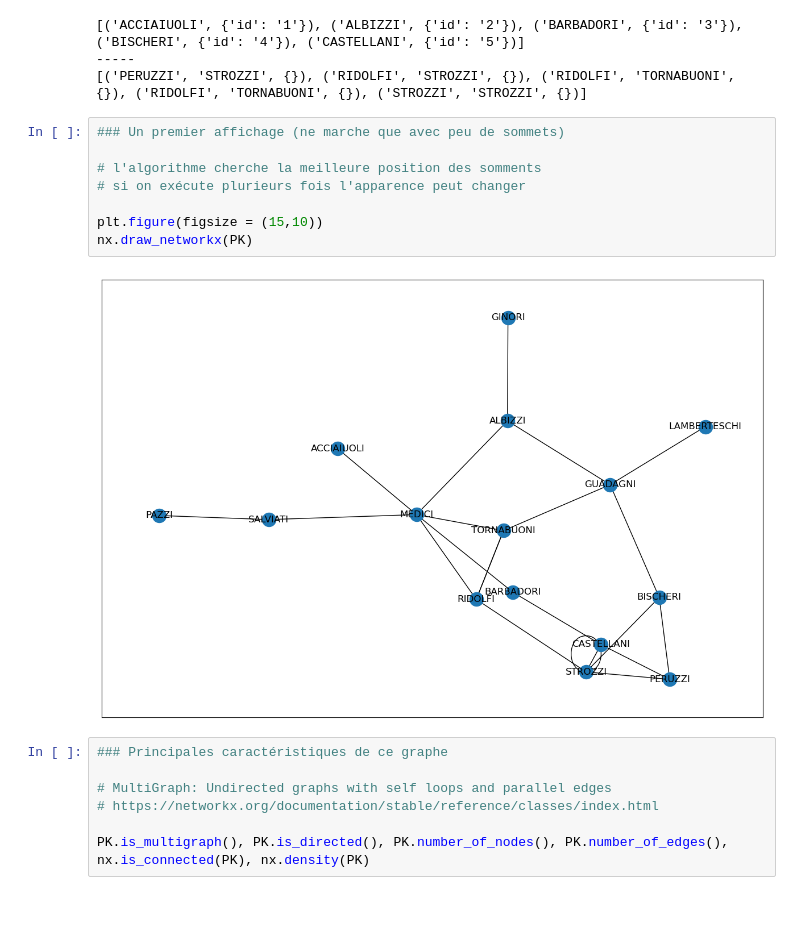
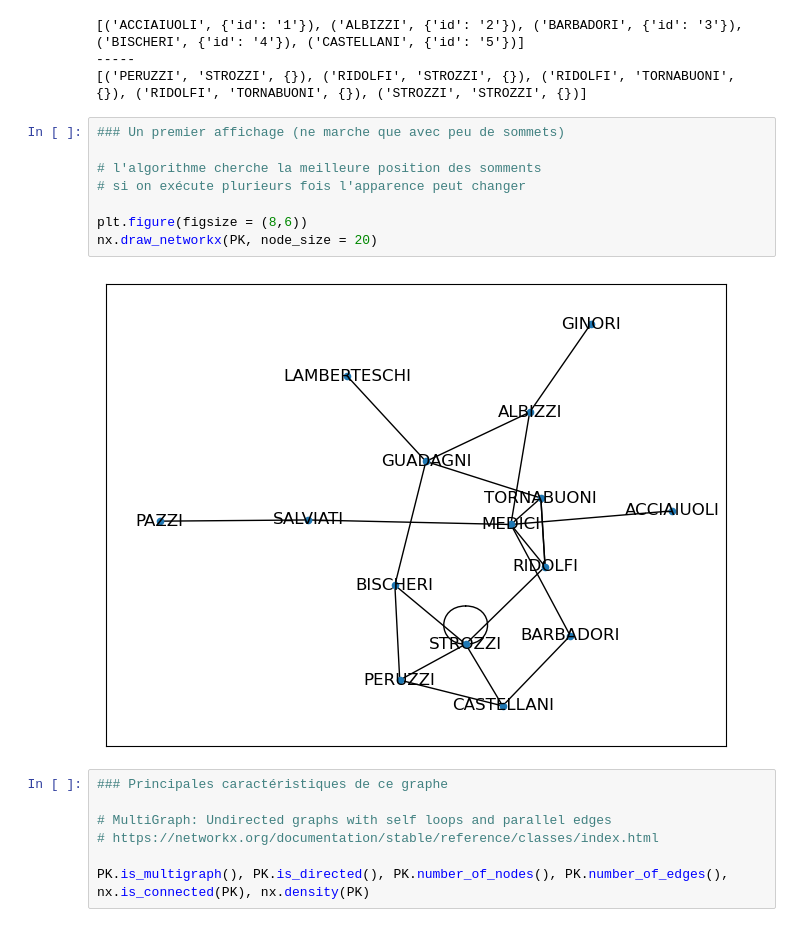
Before and after one commit to Sciences-historiques-numeriques/histoire_numerique_methodes, a Jupyter notebook: analyse_reseaux/reseaux_florence.ipynb, the cells around one changed output. Cells and saved outputs as stored; diff of their text form.

```diff
--- a/analyse_reseaux/reseaux_florence.ipynb
+++ b/analyse_reseaux/reseaux_florence.ipynb
@@ -90,13 +90,13 @@ print(list(PK.edges.data())[-5:])
 # %%
 ### Un premier affichage (ne marche que avec peu de sommets)
 
 # l'algorithme cherche la meilleure position des somments
 # si on exécute plurieurs fois l'apparence peut changer
 
-plt.figure(figsize = (15,10))
-nx.draw_networkx(PK)
+plt.figure(figsize = (8,6))
+nx.draw_networkx(PK, node_size = 20)
 # %% [output]
-[figure, old version]
+[figure, new version]
 # %%
 ### Principales caractéristiques de ce graphe
 
```
Also changed, not shown: parts of 34 cells of this notebook, 2 other files.
